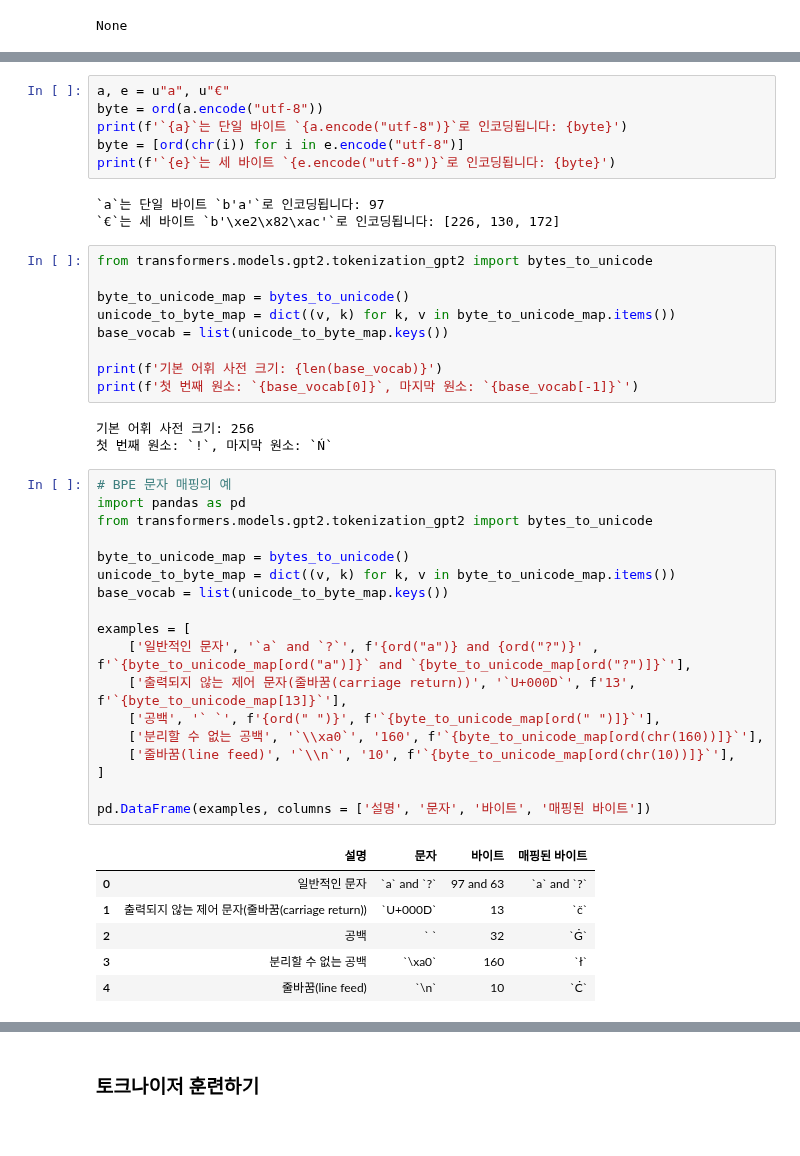
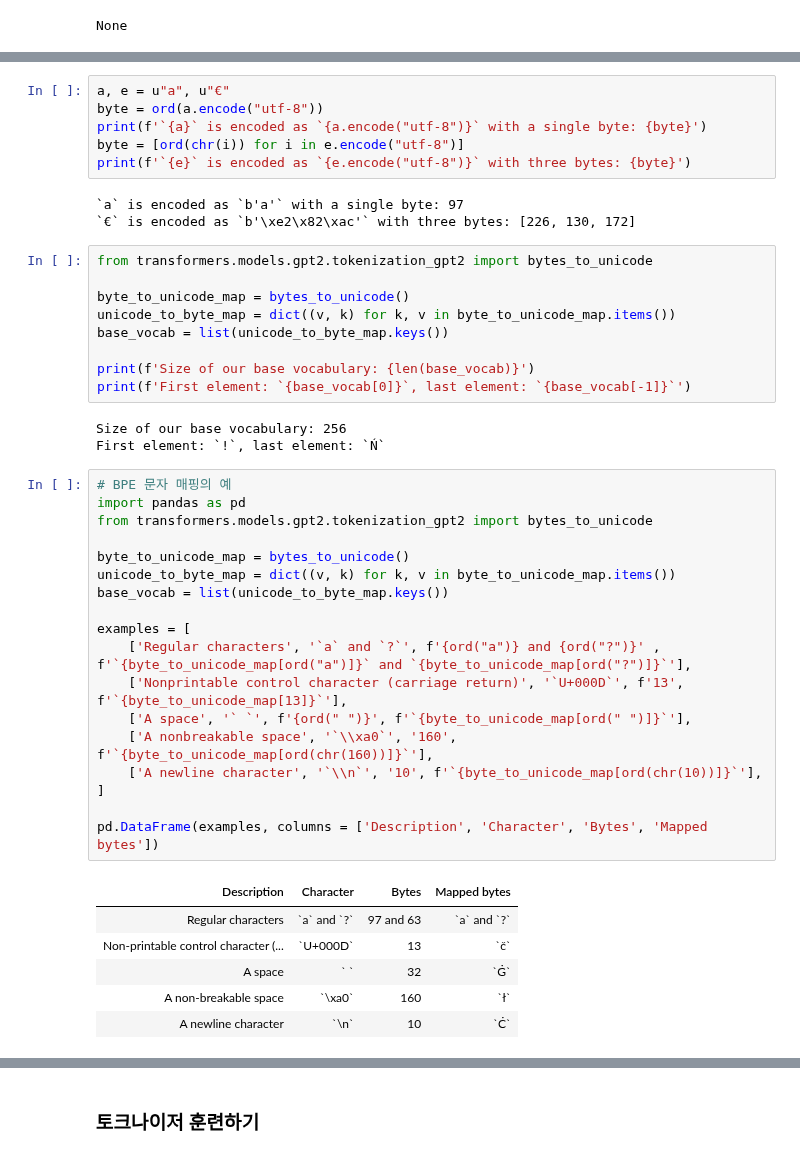
Before and after one commit to rickiepark/nlp-with-transformers, a Jupyter notebook: 10_transformers-from-scratch.ipynb, the cells around one changed output, grey strips where cells are left out. Cells and saved outputs as stored; diff of their text form.

```diff
--- a/10_transformers-from-scratch.ipynb
+++ b/10_transformers-from-scratch.ipynb
@@ -217,12 +165,12 @@ print(tokenizer.backend_tokenizer.pre_tokenizer.pre_tokenize_str(python_code))
 # %%
 a, e = u"a", u"€"
 byte = ord(a.encode("utf-8"))
-print(f'`{a}`는 단일 바이트 `{a.encode("utf-8")}`로 인코딩됩니다: {byte}')
+print(f'`{a}` is encoded as `{a.encode("utf-8")}` with a single byte: {byte}')
 byte = [ord(chr(i)) for i in e.encode("utf-8")]
-print(f'`{e}`는 세 바이트 `{e.encode("utf-8")}`로 인코딩됩니다: {byte}')
+print(f'`{e}` is encoded as `{e.encode("utf-8")}` with three bytes: {byte}')
 # %% [output]
-`a`는 단일 바이트 `b'a'`로 인코딩됩니다: 97
-`€`는 세 바이트 `b'\xe2\x82\xac'`로 인코딩됩니다: [226, 130, 172]
+`a` is encoded as `b'a'` with a single byte: 97
+`€` is encoded as `b'\xe2\x82\xac'` with three bytes: [226, 130, 172]
 # %%
 from transformers.models.gpt2.tokenization_gpt2 import bytes_to_unicode
 
@@ -230,36 +178,36 @@ byte_to_unicode_map = bytes_to_unicode()
 unicode_to_byte_map = dict((v, k) for k, v in byte_to_unicode_map.items())
 base_vocab = list(unicode_to_byte_map.keys())
 
-print(f'기본 어휘 사전 크기: {len(base_vocab)}')
-print(f'첫 번째 원소: `{base_vocab[0]}`, 마지막 원소: `{base_vocab[-1]}`')
+print(f'Size of our base vocabulary: {len(base_vocab)}')
+print(f'First element: `{base_vocab[0]}`, last element: `{base_vocab[-1]}`')
 # %% [output]
-기본 어휘 사전 크기: 256
-첫 번째 원소: `!`, 마지막 원소: `Ń`
+Size of our base vocabulary: 256
+First element: `!`, last element: `Ń`
 # %%
 # BPE 문자 매핑의 예
 import pandas as pd
 from transformers.models.gpt2.tokenization_gpt2 import bytes_to_unicode
 
 byte_to_unicode_map = bytes_to_unicode()
 unicode_to_byte_map = dict((v, k) for k, v in byte_to_unicode_map.items())
 base_vocab = list(unicode_to_byte_map.keys())
 
 examples = [
-    ['일반적인 문자', '`a` and `?`', f'{ord("a")} and {ord("?")}' , f'`{byte_to_unicode_map[ord("a")]}` and `{byte_to_unicode_map[ord("?")]}`'],
-    ['출력되지 않는 제어 문자(줄바꿈(carriage return))', '`U+000D`', f'13', f'`{byte_to_unicode_map[13]}`'],
-    ['공백', '` `', f'{ord(" ")}', f'`{byte_to_unicode_map[ord(" ")]}`'],
-    ['분리할 수 없는 공백', '`\\xa0`', '160', f'`{byte_to_unicode_map[ord(chr(160))]}`'],
-    ['줄바꿈(line feed)', '`\\n`', '10', f'`{byte_to_unicode_map[ord(chr(10))]}`'],
+    ['Regular characters', '`a` and `?`', f'{ord("a")} and {ord("?")}' , f'`{byte_to_unicode_map[ord("a")]}` and `{byte_to_unicode_map[ord("?")]}`'],
+    ['Nonprintable control character (carriage return)', '`U+000D`', f'13', f'`{byte_to_unicode_map[13]}`'],
+    ['A space', '` `', f'{ord(" ")}', f'`{byte_to_unicode_map[ord(" ")]}`'],
+    ['A nonbreakable space', '`\\xa0`', '160', f'`{byte_to_unicode_map[ord(chr(160))]}`'],
+    ['A newline character', '`\\n`', '10', f'`{byte_to_unicode_map[ord(chr(10))]}`'],
 ]
 
-pd.DataFrame(examples, columns = ['설명', '문자', '바이트', '매핑된 바이트'])
+pd.DataFrame(examples, columns = ['Description', 'Character', 'Bytes', 'Mapped bytes'])
 # %% [output]
-|  | 설명 | 문자 | 바이트 | 매핑된 바이트 |
-| 0 | 일반적인 문자 | `a` and `?` | 97 and 63 | `a` and `?` |
-| 1 | 출력되지 않는 제어 문자(줄바꿈(carriage return)) | `U+000D` | 13 | `č` |
-| 2 | 공백 | ` ` | 32 | `Ġ` |
-| 3 | 분리할 수 없는 공백 | `\xa0` | 160 | `ł` |
-| 4 | 줄바꿈(line feed) | `\n` | 10 | `Ċ` |
+| Description | Character | Bytes | Mapped bytes |
+| Regular characters | `a` and `?` | 97 and 63 | `a` and `?` |
+| Non-printable control character (... | `U+000D` | 13 | `č` |
+| A space | ` ` | 32 | `Ġ` |
+| A non-breakable space | `\xa0` | 160 | `ł` |
+| A newline character | `\n` | 10 | `Ċ` |
 # %%
 print(tokenizer.backend_tokenizer.pre_tokenizer.pre_tokenize_str(python_code))
 # %% [output]
```
Also changed, not shown: parts of 59 cells of this notebook.
